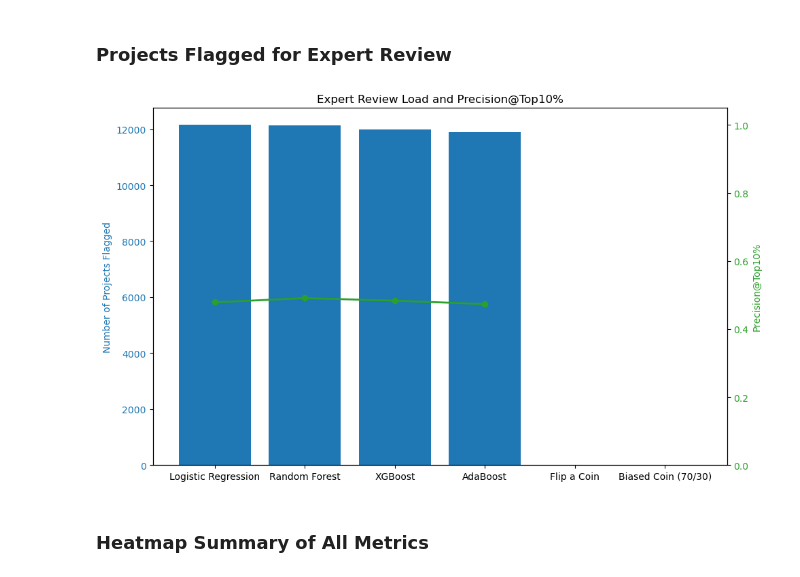
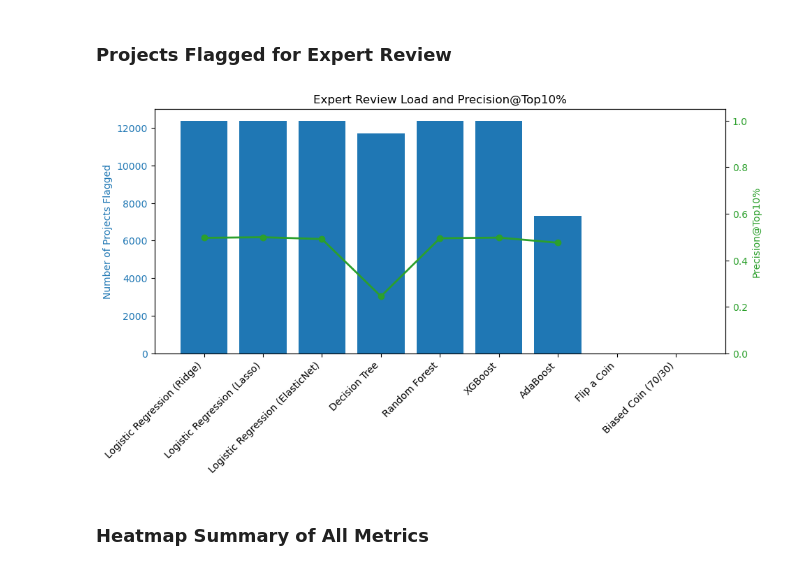
Before and after one commit to aspirou55/DonorsChoose, a Jupyter notebook: ClassificationModels_DonorsChoose.ipynb, the cells around one changed output. Saved outputs shown, nothing was run; the diff lists cells and outputs as text; code cells hidden in the pictures.

```diff
--- a/ClassificationModels_DonorsChoose.ipynb
+++ b/ClassificationModels_DonorsChoose.ipynb
@@ -301,0 +257,8 @@ print(df_merged['date_posted'].min(), '\n', df_merged['date_posted'].max())
+# %%
+# transfrom day of week and month of year int categories into objects for one-hot encoding
+days = ['Monday', 'Tuesday', 'Wednesday', 'Thursday', 'Friday', 'Saturday', 'Sunday']
+months = ['January', 'February', 'March', 'April', 'May', 'June',
+          'July', 'August', 'September', 'October', 'November', 'December']
+
+df_merged['day_of_week'] = df_merged['day_of_week'].map(dict(zip(range(7), days))).astype('category')
+df_merged['month_of_year'] = df_merged['month_of_year'].map(dict(zip(range(1, 13), months))).astype('category')
@@ -324,7 +307,7 @@ print("Cutoff date for 80/20 split:", cutoff_date)
 df_model = df_merged.copy()
 target_col = 'fully_funded'
 
-columns_to_drop = ['projectid', 'date_posted', 'fully_funded']
+columns_to_drop = ['projectid', 'date_posted', 'fully_funded', 'year_posted']
 feature_cols = [col for col in df_model.columns if col not in columns_to_drop]
 
 # Apply masks to split data
@@ -334,7 +317,6 @@ y_train = df_model.loc[train_mask, target_col]
 X_test = df_model.loc[test_mask, feature_cols]
 y_test = df_model.loc[test_mask, target_col]
 
-# Output info
 print(f"Train shape: {X_train.shape}, Test shape: {X_test.shape}")
 print(f"Target distribution in train:\n{y_train.value_counts(normalize=True)}")
 # %% [output]
@@ -348,8 +421,10 @@ Name: proportion, dtype: float64
 # %% [markdown]
 ### Create Column Transformer for automated feature encoding
 # %%
-numeric_features = X_train.select_dtypes(include=['int64', 'float64', 'bool']).columns.tolist()
-categorical_features = X_train.select_dtypes(include=['object']).columns.tolist()
+numeric_features = X_train.select_dtypes(include=['int64', 'float64']).columns.tolist()
+bool_features = X_train.select_dtypes(include=['bool']).columns.tolist()
+categorical_features = X_train.select_dtypes(include=['object', 'category']).columns.tolist()
+categorical_features += bool_features  # treat bools as categoricals
 
 #separate out any ordinal features for ordinal encoding rather than one-hot encoding for the other categorical columns
 ordinal_features = ['poverty_level']
@@ -360,3 +435,7 @@ preprocessor = ColumnTransformer(transformers=[
     ('cat', OneHotEncoder(handle_unknown='ignore'), categorical_features),
     ('ord', OrdinalEncoder(), ordinal_features)
 ])
+
+print("Numeric:", numeric_features, '\n')
+print("Categorical (OneHot):", categorical_features, '\n')
+print("Ordinal:", ordinal_features)
@@ -472,17 +593,21 @@ KeyboardInterrupt:
 ### Plug Optimal Hyperparameters from Grid Search into final models. Then run cross validation and/or test on final holdout set and report metrics
 # %%
 # Run the gridsearch block above this one first to get the best hyperparameters for each model then plug in and cross-validate
+# The last two "coin flip" models are "dummy" baseline models for use-case comparisons
 models = {
-    "Logistic Regression": LogisticRegression(C=0.01, class_weight='balanced', penalty='l2', solver='lbfgs', random_state=42),
-    "Random Forest": RandomForestClassifier(max_depth=8, max_features='sqrt', min_samples_leaf=50, min_samples_split=50,
-                                            n_estimators=100, random_state=42),
-    "XGBoost": XGBClassifier(colsample_bytree=0.8, learning_rate=0.05, max_depth=3, n_estimators=100, subsample=1.0, random_state=42),
+    "Logistic Regression (Ridge)": LogisticRegression(C=10, class_weight='balanced', penalty='l2', solver='lbfgs', random_state=42),
+    "Logistic Regression (Lasso)": LogisticRegression(C=0.1, class_weight='balanced', penalty='l1', solver='liblinear', random_state=42),
+    "Logistic Regression (ElasticNet)": LogisticRegression(C=1, class_weight='balanced', penalty='elasticnet', solver='saga', random_state=42, l1_ratio=0.1),
+    "Decision Tree": DecisionTreeClassifier(random_state=42, max_depth=8, min_samples_split=10, min_samples_leaf=50),
+    "Random Forest": RandomForestClassifier(max_depth=8, max_features='sqrt', min_samples_leaf=20, min_samples_split=10,
+                                            n_estimators=200, random_state=42),
+    "XGBoost": XGBClassifier(colsample_bytree=1.0, learning_rate=0.3, max_depth=3, n_estimators=200, subsample=1.0, random_state=42),
     "AdaBoost": AdaBoostClassifier(estimator=DecisionTreeClassifier(max_depth=1), learning_rate=0.1, n_estimators=50, random_state=42),
     "Flip a Coin": DummyClassifier(strategy='uniform', random_state=42),
     "Biased Coin (70/30)": BiasedCoinClassifier(random_state=42)
 }
 
-# Dictionary to collect test set metrics per model
+# Dictionary to collect test set metrics for each model
 results = {
     'Model': [],
     'Accuracy': [],
@@ -618,25 +743,29 @@ plt.show()
 # %%
 fig, ax1 = plt.subplots(figsize=(10, 6))
 
 color1 = 'tab:blue'
 color2 = 'tab:green'
 
 ax1.set_title("Expert Review Load and Precision@Top10%")
 ax1.set_ylabel("Number of Projects Flagged", color=color1)
 ax1.bar(results_df.index, results_df['num_Projects_flagged_for_review'], color=color1)
 ax1.tick_params(axis='y', labelcolor=color1)
 
 ax2 = ax1.twinx()
 ax2.set_ylabel("Precision@Top10%", color=color2)
 ax2.plot(results_df.index, results_df['Precision@Top10%'], color=color2, marker='o', linewidth=2)
 ax2.tick_params(axis='y', labelcolor=color2)
 ax2.set_ylim(0, 1.05)
 
-plt.xticks(rotation=45)
-fig.tight_layout()
+# Explicit x-axis label rotation
+for tick in ax1.get_xticklabels():
+    tick.set_rotation(45)
+    tick.set_ha('right')
+
+fig.tight_layout(pad=2)
 plt.show()
 # %% [output]
-[figure, old version]
+[figure, new version]
 # %% [markdown]
 ### Heatmap Summary of All Metrics
 # %%
```
Also changed, not shown: parts of 37 cells of this notebook.
